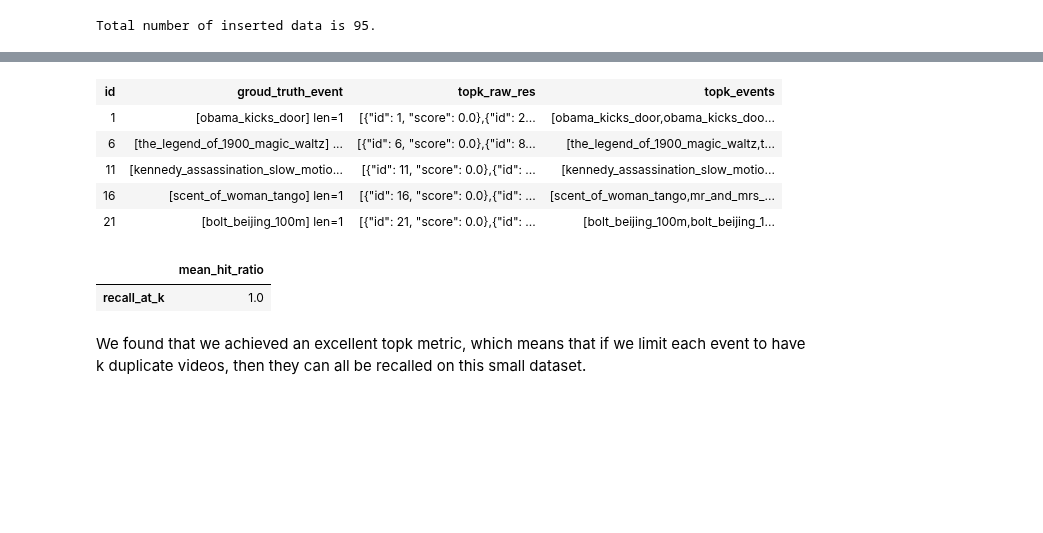
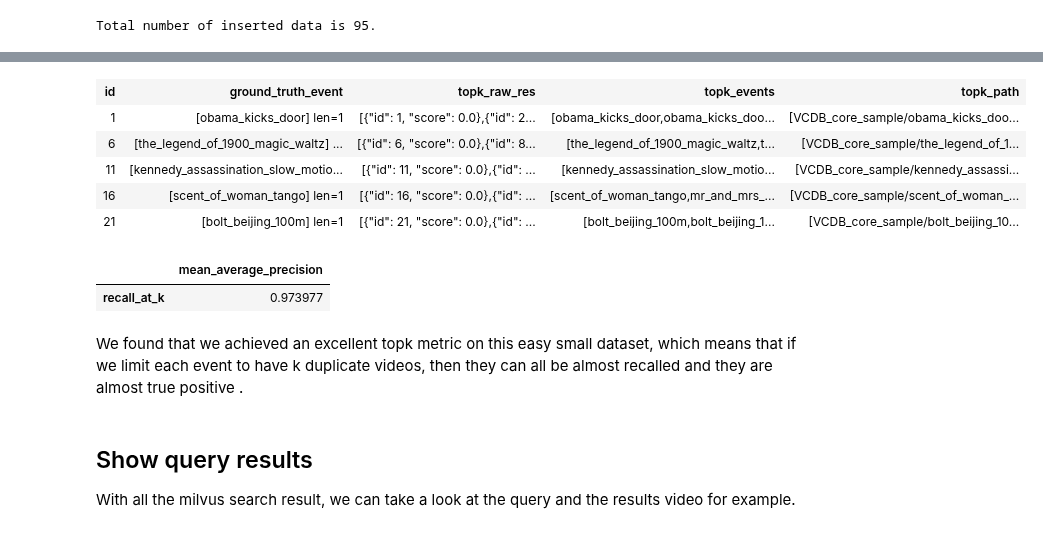
Before and after one commit to towhee-io/examples, a Jupyter notebook: video/video_deduplication/1_video_deduplication_engine.ipynb, the cells around one changed output, grey strips where cells are left out. Saved outputs shown, nothing was run; the diff lists cells and outputs as text; code cells hidden in the pictures; blank space fills up the shorter version.

Commit message:
Add some query results
Signed-off-by: ChengZi <chen.zhang@zilliz.com>

```diff
--- a/video/video_deduplication/1_video_deduplication_engine.ipynb
+++ b/video/video_deduplication/1_video_deduplication_engine.ipynb
@@ -96,6 +96,7 @@ for i, sample_video_path_list in enumerate(all_video_path_lists):
     })
 
 id2event = df.set_index(['id'])['event'].to_dict()
+id2path = df.set_index(['id'])['path'].to_dict()
 
 df_csv_path = 'video_info.csv'
 query_df_csv_path = 'query_video_info.csv'
@@ -267,11 +268,12 @@ In this section, we'll evaluate the strength of our text-video retrieval using r
 %%time
 dc = (
     towhee.read_csv(query_df_csv_path).unstream() \
-      .runas_op['event', 'groud_truth_event'](func=lambda x:[x]) \
+      .runas_op['event', 'ground_truth_event'](func=lambda x:[x]) \
       .video_decode.ffmpeg['path', 'frames'](start_time=0.0, end_time=60.0, sample_type='time_step_sample', args={'time_step': 1}) \
       .runas_op['frames', 'frames'](func=lambda x: [y for y in x]) \
       .distill_and_select['frames', 'vec'](model_name='cg_student', device=device) \
       .milvus_search['vec', 'topk_raw_res'](collection=collection, limit=min_sample_num) \
-      .runas_op['topk_raw_res', 'topk_events'](func=lambda res: [id2event[x.id] for i, x in enumerate(res)])
+      .runas_op['topk_raw_res', 'topk_events'](func=lambda res: [id2event[x.id] for i, x in enumerate(res)]) \
+      .runas_op['topk_raw_res', 'topk_path'](func=lambda res: [id2path[x.id] for i, x in enumerate(res)])
 )
 # %% [output]
@@ -280,20 +282,24 @@ Wall time: 20.8 s
 # %%
-dc.select['id', 'groud_truth_event', 'topk_raw_res', 'topk_events']().show()
+dc.select['id', 'ground_truth_event', 'topk_raw_res', 'topk_events', 'topk_path']().show()
 # %% [output]
-| id | groud_truth_event | topk_raw_res | topk_events |
-| 1 | [obama_kicks_door] len=1 | [{"id": 1, "score": 0.0},{"id": 2... | [obama_kicks_door,obama_kicks_doo... |
-| 6 | [the_legend_of_1900_magic_waltz] ... | [{"id": 6, "score": 0.0},{"id": 8... | [the_legend_of_1900_magic_waltz,t... |
-| 11 | [kennedy_assassination_slow_motio... | [{"id": 11, "score": 0.0},{"id": ... | [kennedy_assassination_slow_motio... |
-| 16 | [scent_of_woman_tango] len=1 | [{"id": 16, "score": 0.0},{"id": ... | [scent_of_woman_tango,mr_and_mrs_... |
-| 21 | [bolt_beijing_100m] len=1 | [{"id": 21, "score": 0.0},{"id": ... | [bolt_beijing_100m,bolt_beijing_1... |
+| id | ground_truth_event | topk_raw_res | topk_events | topk_path |
+| 1 | [obama_kicks_door] len=1 | [{"id": 1, "score": 0.0},{"id": 2... | [obama_kicks_door,obama_kicks_doo... | [VCDB_core_sample/obama_kicks_doo... |
+| 6 | [the_legend_of_1900_magic_waltz] ... | [{"id": 6, "score": 0.0},{"id": 8... | [the_legend_of_1900_magic_waltz,t... | [VCDB_core_sample/the_legend_of_1... |
+| 11 | [kennedy_assassination_slow_motio... | [{"id": 11, "score": 0.0},{"id": ... | [kennedy_assassination_slow_motio... | [VCDB_core_sample/kennedy_assassi... |
+| 16 | [scent_of_woman_tango] len=1 | [{"id": 16, "score": 0.0},{"id": ... | [scent_of_woman_tango,mr_and_mrs_... | [VCDB_core_sample/scent_of_woman_... |
+| 21 | [bolt_beijing_100m] len=1 | [{"id": 21, "score": 0.0},{"id": ... | [bolt_beijing_100m,bolt_beijing_1... | [VCDB_core_sample/bolt_beijing_10... |
 # %%
 benchmark = (
-    dc.with_metrics(['mean_hit_ratio',]) \
-        .evaluate['groud_truth_event', 'topk_events'](name='recall_at_k') \
+    dc.with_metrics(['mean_average_precision',]) \
+        .evaluate['ground_truth_event', 'topk_events'](name='recall_at_k') \
         .report()
 )
 # %% [output]
-|  | mean_hit_ratio |
-| recall_at_k | 1.0 |
+|  | mean_average_precision |
+| recall_at_k | 0.973977 |
 # %% [markdown]
-We found that we achieved an excellent topk metric, which means that if we limit each event to have k duplicate videos, then they can all be recalled on this small dataset.
+We found that we achieved an excellent topk metric on this easy small dataset, which means that if we limit each event to have k duplicate videos, then they can all be almost recalled and they are almost true positive .
+# %% [markdown]
+## Show query results
+
+With all the milvus search result, we can take a look at the query and the results video for example.
```
Also changed, not shown: parts of 8 cells of this notebook, 14 other files.
